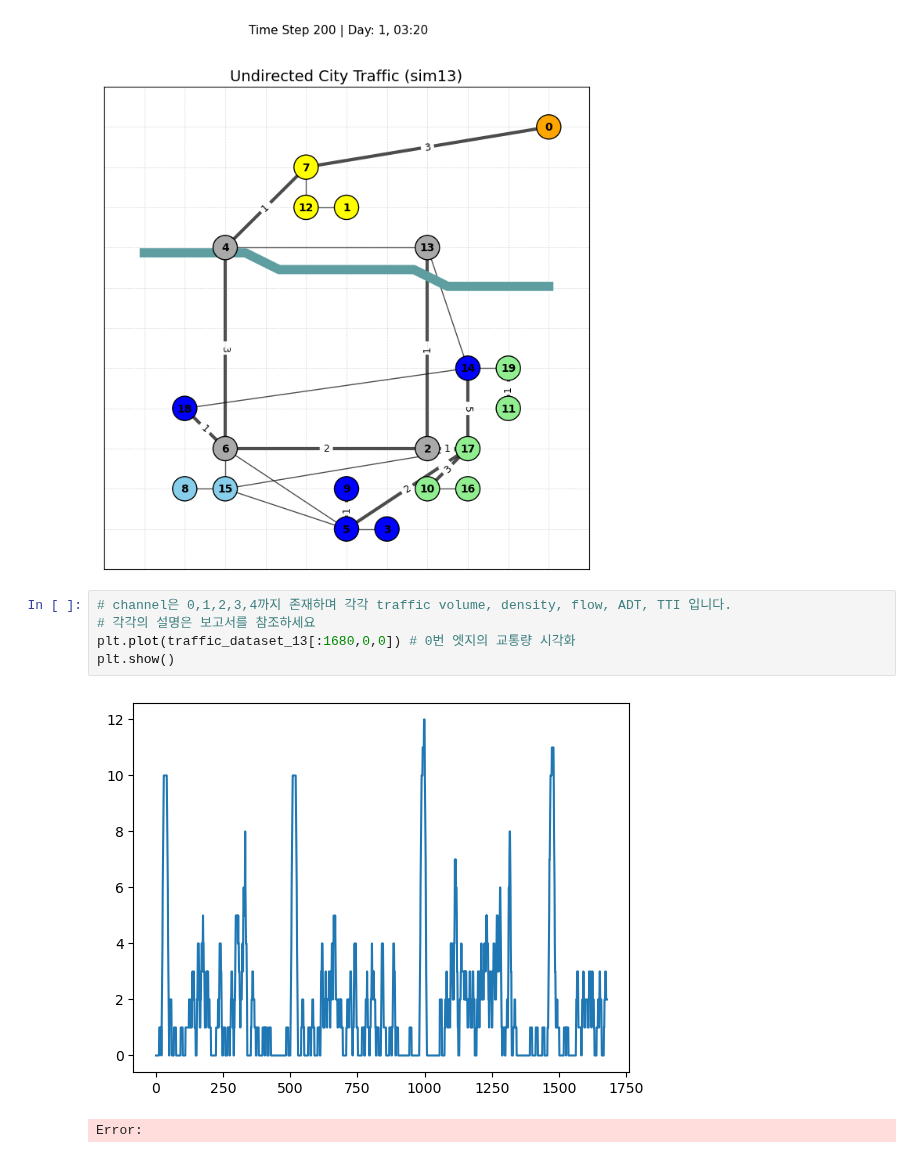
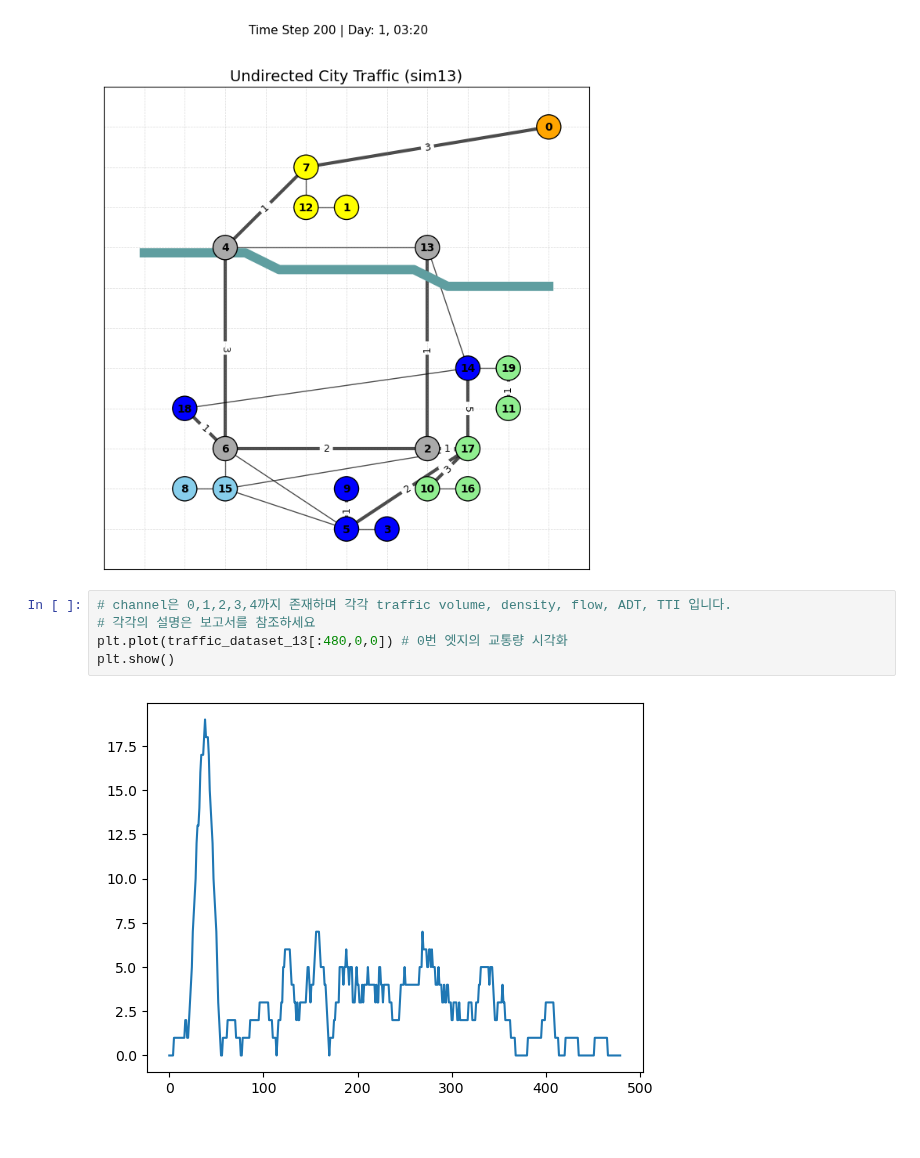
Before and after one commit to HiverXD/Traffic-Congestion-Prediction, a Jupyter notebook: dataset_generation/03_materials.ipynb, the cells around one changed output. Saved outputs shown, nothing was run; the diff lists cells and outputs as text.

```diff
--- a/dataset_generation/03_materials.ipynb
+++ b/dataset_generation/03_materials.ipynb
@@ -709,8 +709,7 @@ plot_city_undirected_traffic_sim13(sim13, time_step_night, river_info)
 # %%
 # channel은 0,1,2,3,4까지 존재하며 각각 traffic volume, density, flow, ADT, TTI 입니다.
 # 각각의 설명은 보고서를 참조하세요
-plt.plot(traffic_dataset_13[:1680,0,0]) # 0번 엣지의 교통량 시각화
+plt.plot(traffic_dataset_13[:480,0,0]) # 0번 엣지의 교통량 시각화
 plt.show()
 # %% [output]
-[figure, old version]
+[figure, new version]
-Error:
```
Also changed, not shown: parts of 7 cells of this notebook, 1 other file.
